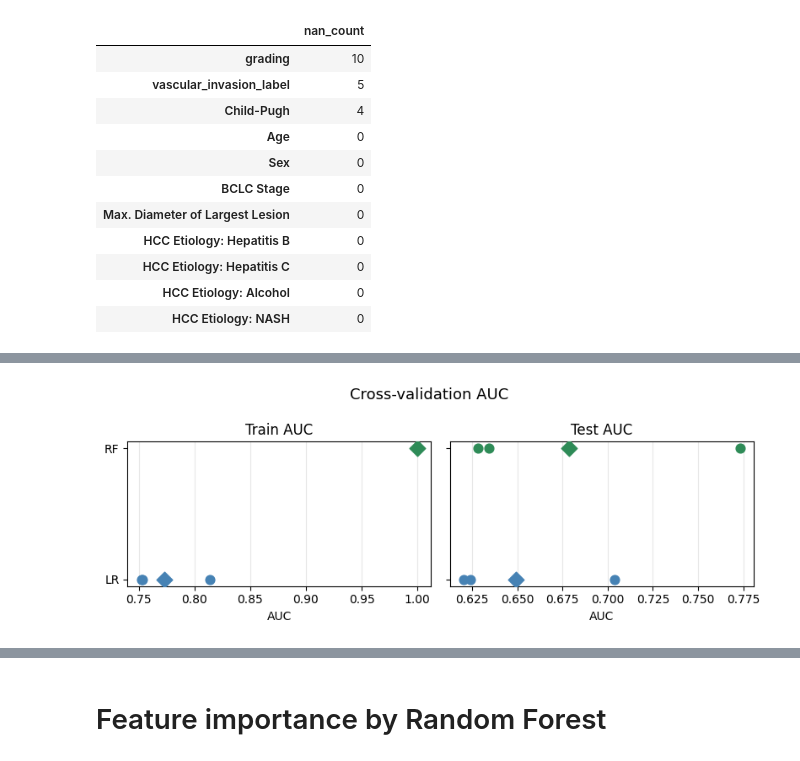
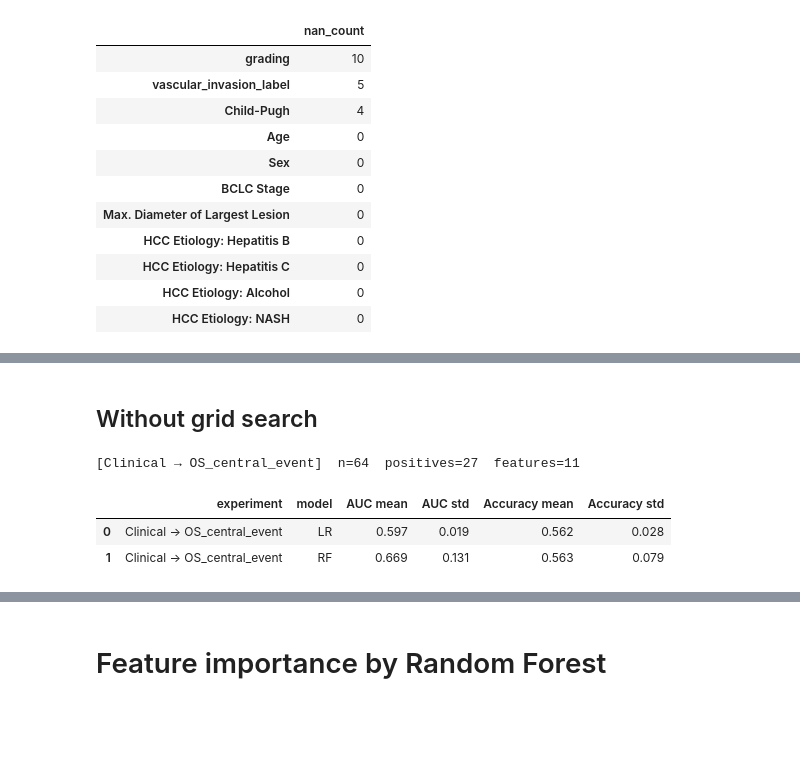
Before and after one commit to chihuangliu/hcc-multimodal, a Jupyter notebook: notebooks/baselines/pure_clinical_baseline.ipynb, the cells around one changed output, grey strips where cells are left out. Drawn from its saved outputs; the diff is of its cells as text; code cells hidden in the pictures; blank space fills up the shorter version.

```diff
--- a/notebooks/baselines/pure_clinical_baseline.ipynb
+++ b/notebooks/baselines/pure_clinical_baseline.ipynb
@@ -120,28 +67,16 @@ Evaluating RF...
-# %%
-model_names = list(models.keys())
-colors = ["steelblue", "seagreen"]
-y_pos = np.arange(len(model_names))
-
-fig, axes = plt.subplots(1, 2, figsize=(8, 3), sharey=True)
-
-for col, split in enumerate(["train", "test"]):
-    ax = axes[col]
-
-    for y, (model_name, color) in enumerate(zip(model_names, colors)):
-        df = fold_df[fold_df["model"] == model_name]
-        aucs = df[f"{split}_auc"].values
-
-        ax.scatter(aucs, [y] * len(aucs), color=color, s=60, zorder=3)
-        ax.scatter(aucs.mean(), y, marker="D", color=color, s=90, zorder=4)
-
-    ax.set_yticks(y_pos)
-    ax.set_yticklabels(model_names)
-    ax.set_xlabel("AUC")
-    ax.set_title(f"{'Train' if split == 'train' else 'Test'} AUC")
-    ax.grid(axis="x", alpha=0.3)
-
-fig.suptitle("Cross-validation AUC", fontsize=13)
-plt.tight_layout()
-plt.show()
-# %% [output]
-[figure, removed]
+# %% [markdown]
+## Without grid search
+# %%
+y_col = "OS_central_event"
+X = data[list(x_columns.keys())]
+y = data[y_col]
+
+cv_results, fold_df = run_cv_experiment(
+    X, y, x_columns, label="Clinical → OS_central_event"
+)
+cv_results
+# %% [output]
+[Clinical → OS_central_event]  n=64  positives=27  features=11
+|  | experiment | model | AUC mean | AUC std | Accuracy mean | Accuracy std |
+| 0 | Clinical → OS_central_event | LR | 0.597 | 0.019 | 0.562 | 0.028 |
+| 1 | Clinical → OS_central_event | RF | 0.669 | 0.131 | 0.563 | 0.079 |
```
Also changed, not shown: parts of 7 cells of this notebook, 6 other files.
